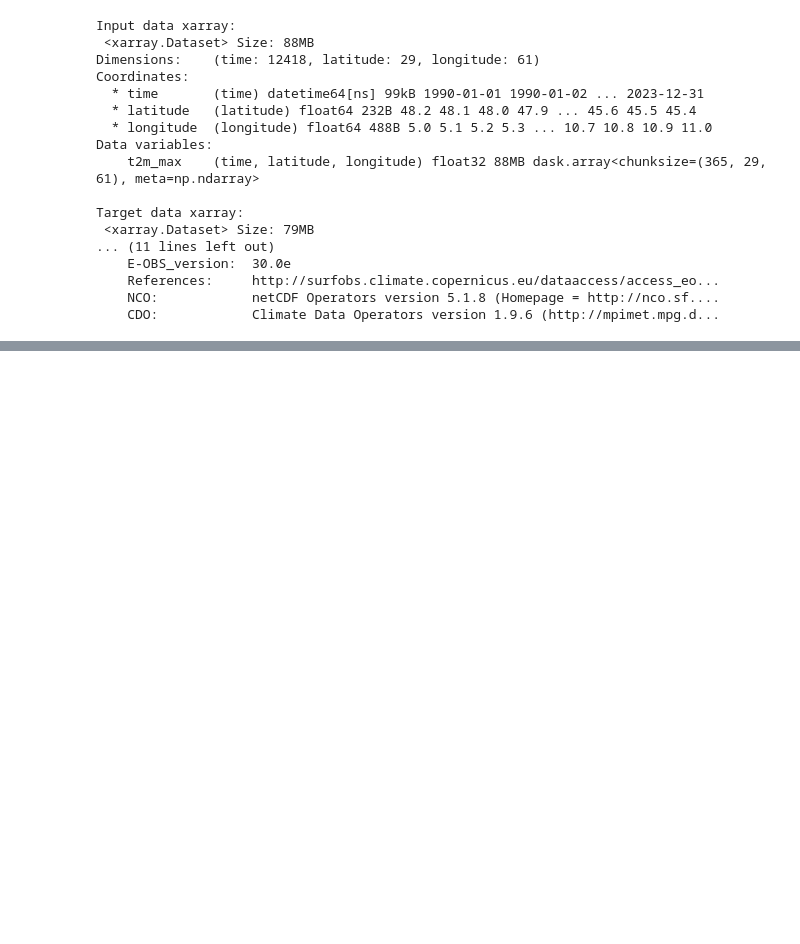
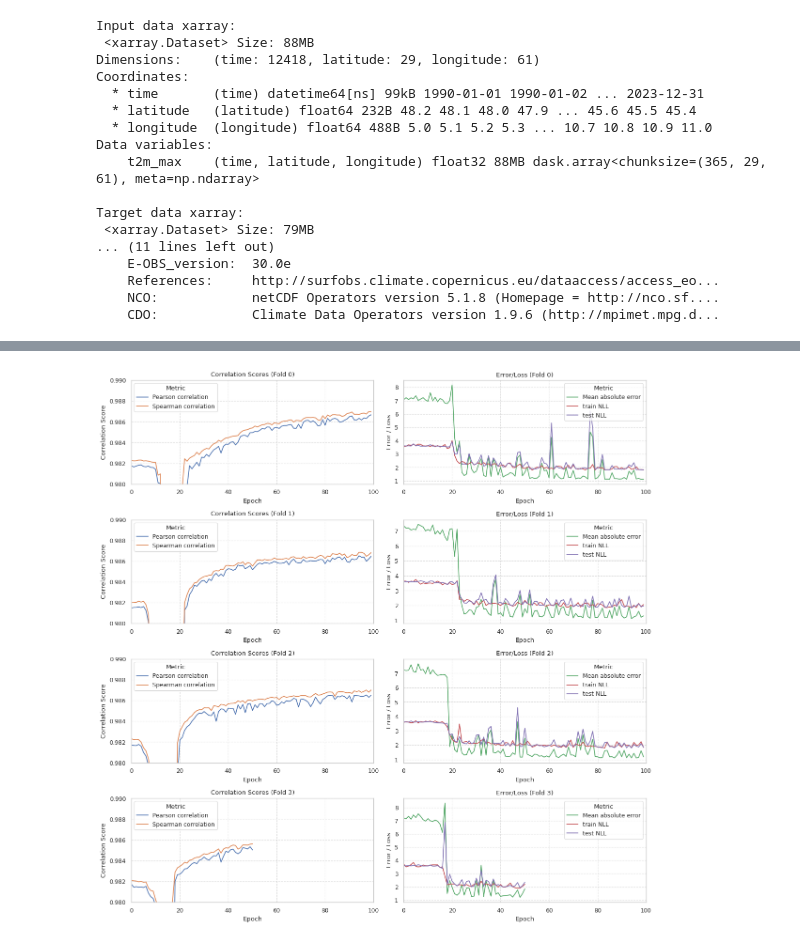
Before and after one commit to franciscopassos/convNPClimate, a Jupyter notebook: training_notebook.ipynb, the cells around one changed output, grey strips where cells are left out. Cells and saved outputs as stored; diff of their text form; code cells hidden in the pictures; blank space fills up the shorter version.

Commit message:
Capturing some stats that show the folds display some convergence, even with just tmax as a channel.

```diff
--- a/training_notebook.ipynb
+++ b/training_notebook.ipynb
@@ -276,0 +279,3 @@ Starting epoch: 51
+# %%
+stats = pd.read_csv('trained_models/stats.csv')
+stats
@@ -276,0 +296,76 @@ Starting epoch: 51
+# %%
+import seaborn as sns
+import matplotlib.pyplot as plt
+
+sns.set_theme(context="paper", style="whitegrid")
+
+folds = sorted(stats['Fold'].unique())
+n_folds = len(folds)
+
+fig, axes = plt.subplots(nrows=n_folds, ncols=2, figsize=(12, 12), sharex=False)
+
+for i, fold in enumerate(folds):
+    fold_stats = stats[stats['Fold'] == fold]
+
+    palette = sns.color_palette()
+
+    # Plot correlations
+    ax = axes[i, 0]
+
+    # Convert to long format
+    fold_stats_long = fold_stats.melt(
+        id_vars='Epoch',
+        value_vars=['Pearson correlation', 'Spearman correlation'],
+        var_name='Metric',
+        value_name='Correlation'
+    )
+
+    sns.lineplot(
+        data=fold_stats_long,
+        x='Epoch',
+        y='Correlation',
+        hue='Metric',
+        palette={'Pearson correlation': palette[0], 'Spearman correlation': palette[1]},
+        ax=ax
+    )
+
+    ax.set_title(f'Correlation Scores (Fold {fold})')
+    ax.set_xlabel('Epoch')
+    ax.set_ylabel('Correlation Score')
+    ax.set_ylim(0.98, 0.99)
+    ax.set_xlim(0, 100)
+    ax.grid(True, linestyle='--', alpha=0.7)
+    ax.legend(title='Metric', loc='upper left')
+
+    # Plot errors
+    ax = axes[i, 1]
+
+    # Convert to long format
+    fold_stats_long = fold_stats.melt(
+        id_vars='Epoch',
+        value_vars=['Mean absolute error', 'train NLL', 'test NLL'],
+        var_name='Error / Loss',
+        value_name='Value'
+    )
+
+    sns.lineplot(
+        data=fold_stats_long,
+        x='Epoch',
+        y='Value',
+        hue='Error / Loss',
+        palette={'Mean absolute error': palette[2], 'train NLL': palette[3], 'test NLL': palette[4]},
+        ax=ax
+    )
+
+    ax.set_title(f'Error/Loss (Fold {fold})')
+    ax.set_xlabel('Epoch')
+    ax.set_ylabel('Error / Loss')
+    # ax.set_ylim(0.98, 0.99)
+    ax.set_xlim(0, 100)
+    ax.grid(True, linestyle='--', alpha=0.7)
+    ax.legend(title='Metric', loc='upper right')
+
+plt.tight_layout()
+plt.show()
+# %% [output]
+[figure, added]
```
Also changed, not shown: parts of 3 cells of this notebook, 1 other file.
